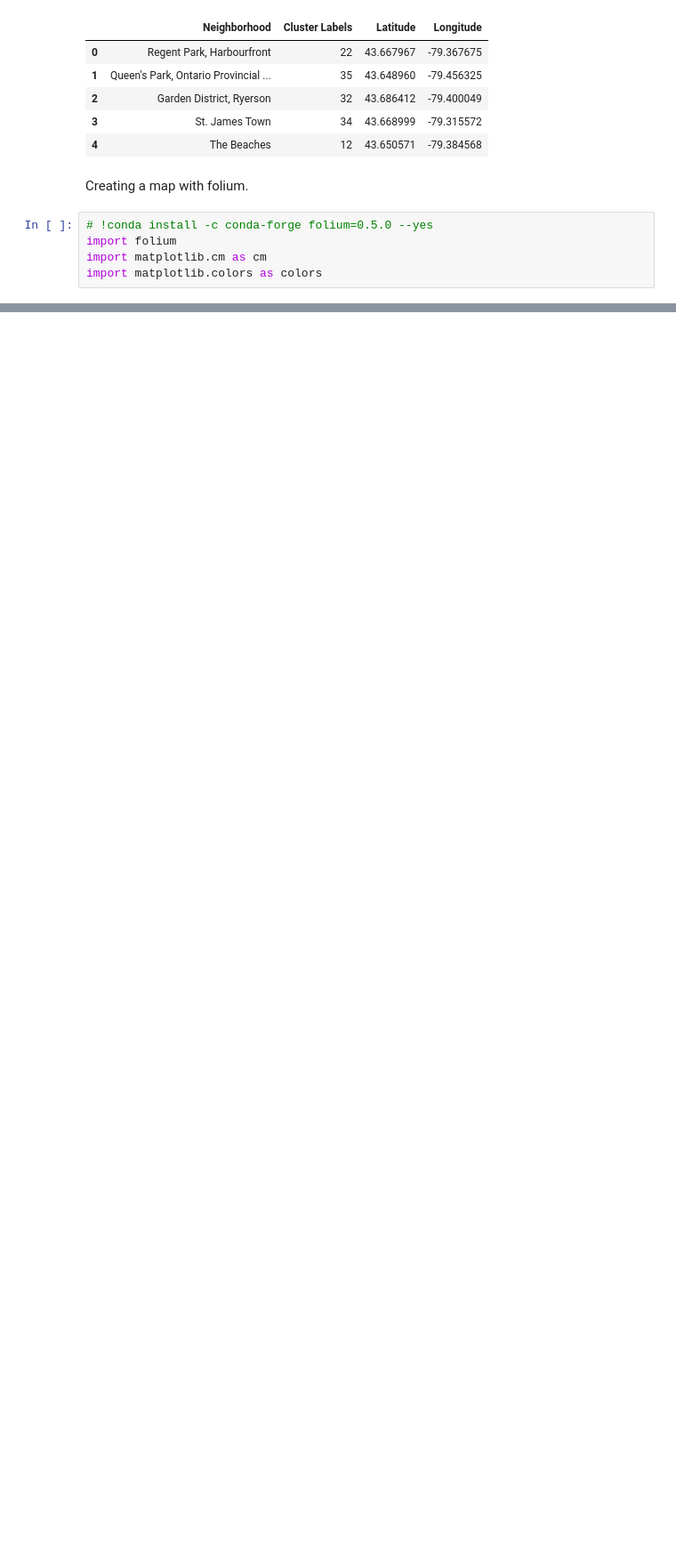
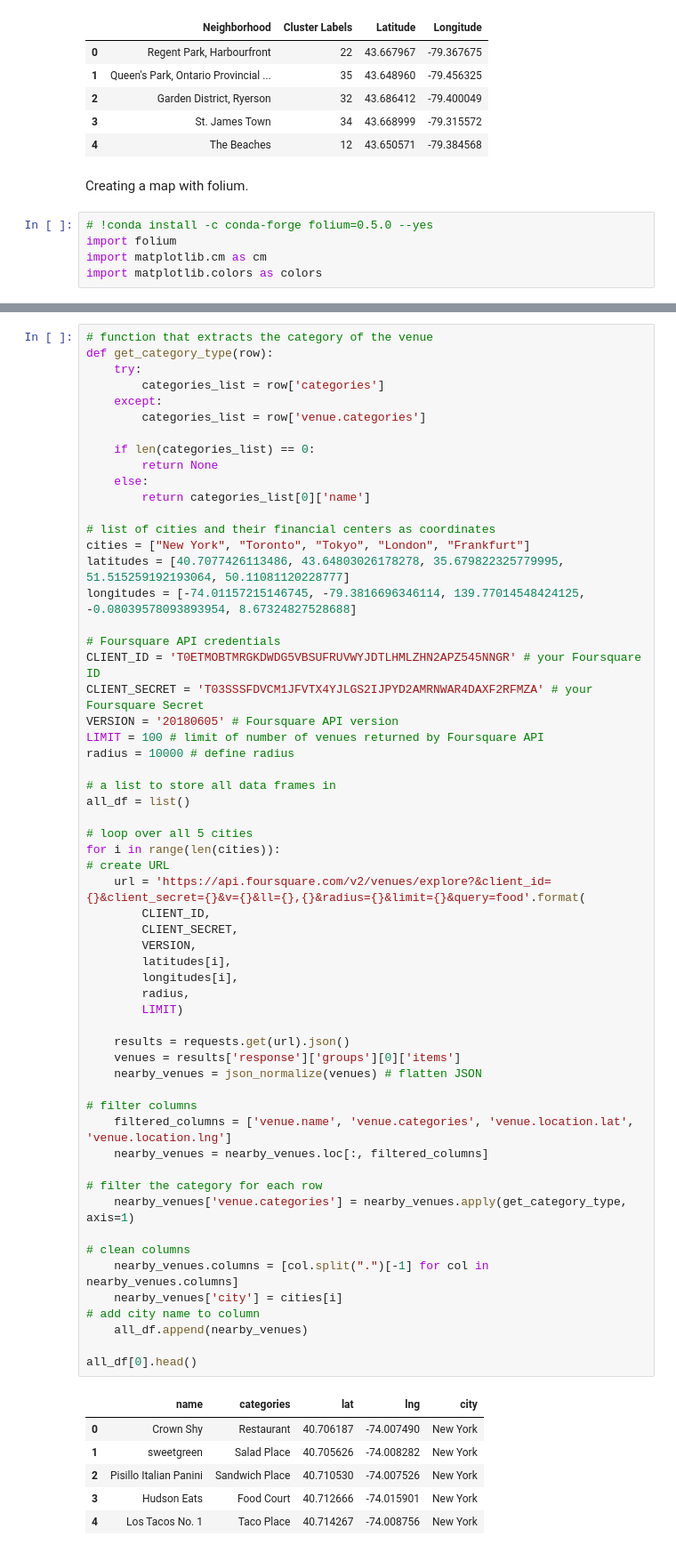
Before and after one commit to OrganicSoylent/Coursera_Capstone, a Jupyter notebook: Data_Science_Coursera_Capstone.ipynb, the cells around one changed output, grey strips where cells are left out. Shown at 89% size. Drawn from its saved outputs; the diff is of its cells as text; blank space fills up the shorter version.

```diff
--- a/Data_Science_Coursera_Capstone.ipynb
+++ b/Data_Science_Coursera_Capstone.ipynb
@@ -188,0 +232,65 @@ map_clusters
+# %%
+# function that extracts the category of the venue
+def get_category_type(row):
+    try:
+        categories_list = row['categories']
+    except:
+        categories_list = row['venue.categories']
+
+    if len(categories_list) == 0:
+        return None
+    else:
+        return categories_list[0]['name']
+
+# list of cities and their financial centers as coordinates
+cities = ["New York", "Toronto", "Tokyo", "London", "Frankfurt"]
+latitudes = [40.7077426113486, 43.64803026178278, 35.679822325779995, 51.515259192193064, 50.11081120228777]
+longitudes = [-74.01157215146745, -79.3816696346114, 139.77014548424125, -0.08039578093893954, 8.67324827528688]
+
+# Foursquare API credentials
+CLIENT_ID = 'T0ETMOBTMRGKDWDG5VBSUFRUVWYJDTLHMLZHN2APZ545NNGR' # your Foursquare ID
+CLIENT_SECRET = 'T03SSSFDVCM1JFVTX4YJLGS2IJPYD2AMRNWAR4DAXF2RFMZA' # your Foursquare Secret
+VERSION = '20180605' # Foursquare API version
+LIMIT = 100 # limit of number of venues returned by Foursquare API
+radius = 10000 # define radius
+
+# a list to store all data frames in
+all_df = list()
+
+# loop over all 5 cities
+for i in range(len(cities)):
+# create URL
+    url = 'https://api.foursquare.com/v2/venues/explore?&client_id={}&client_secret={}&v={}&ll={},{}&radius={}&limit={}&query=food'.format(
+        CLIENT_ID,
+        CLIENT_SECRET,
+        VERSION,
+        latitudes[i],
+        longitudes[i],
+        radius,
+        LIMIT)
+
+    results = requests.get(url).json()
+    venues = results['response']['groups'][0]['items']
+    nearby_venues = json_normalize(venues) # flatten JSON
+
+# filter columns
+    filtered_columns = ['venue.name', 'venue.categories', 'venue.location.lat', 'venue.location.lng']
+    nearby_venues = nearby_venues.loc[:, filtered_columns]
+
+# filter the category for each row
+    nearby_venues['venue.categories'] = nearby_venues.apply(get_category_type, axis=1)
+
+# clean columns
+    nearby_venues.columns = [col.split(".")[-1] for col in nearby_venues.columns]
+    nearby_venues['city'] = cities[i]
+# add city name to column
+    all_df.append(nearby_venues)
+
+all_df[0].head()
+# %% [output]
+|  | name | categories | lat | lng | city |
+| 0 | Crown Shy | Restaurant | 40.706187 | -74.007490 | New York |
+| 1 | sweetgreen | Salad Place | 40.705626 | -74.008282 | New York |
+| 2 | Pisillo Italian Panini | Sandwich Place | 40.710530 | -74.007526 | New York |
+| 3 | Hudson Eats | Food Court | 40.712666 | -74.015901 | New York |
+| 4 | Los Tacos No. 1 | Taco Place | 40.714267 | -74.008756 | New York |
```
Also changed, not shown: parts of 26 cells of this notebook.
